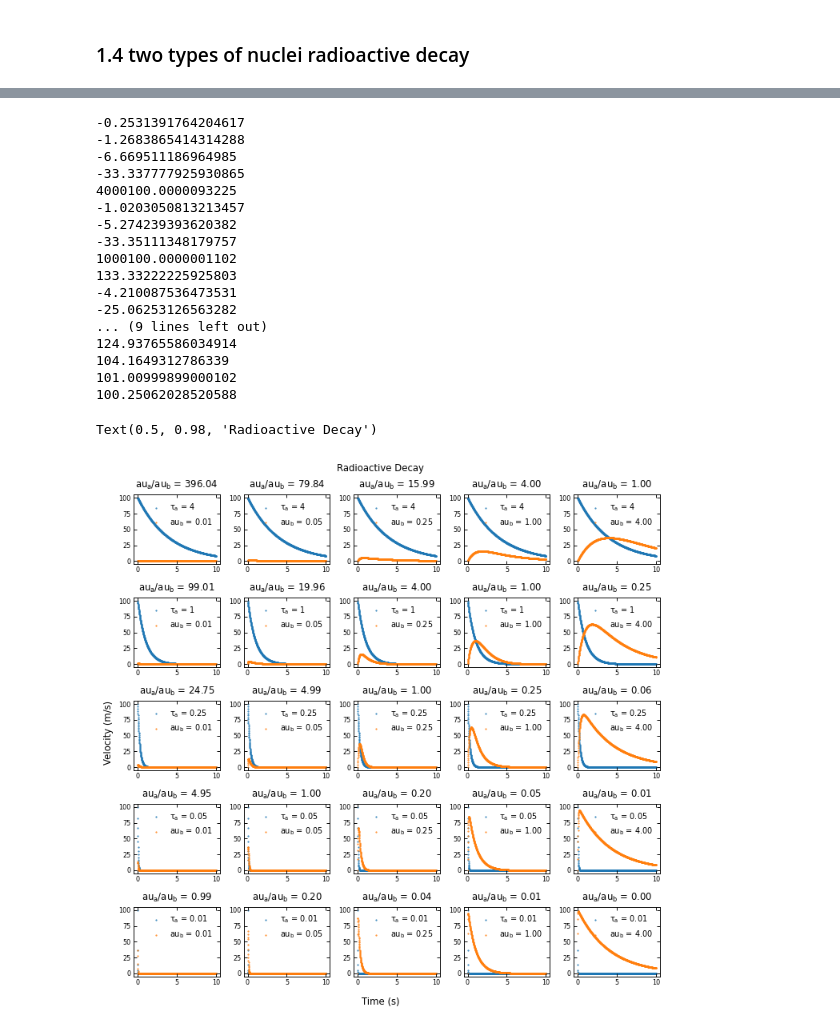
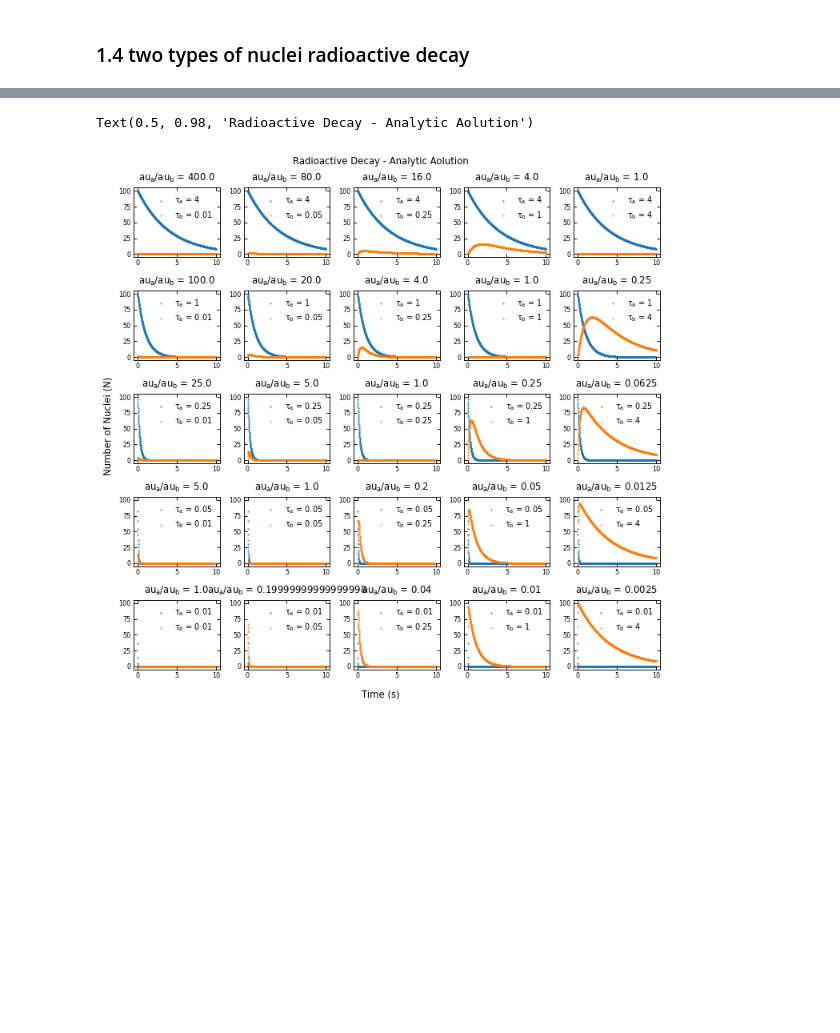
Before and after one commit to AdamZh0u/P007-Comp-Phy, a Jupyter notebook: src/Chp01-Numerical.ipynb, the cells around one changed output, grey strips where cells are left out. Saved outputs shown, nothing was run; the diff lists cells and outputs as text; code cells hidden in the pictures; blank space fills up the shorter version.

```diff
--- a/src/Chp01-Numerical.ipynb
+++ b/src/Chp01-Numerical.ipynb
@@ -199,46 +199,18 @@ Text(0.5, 0.98, 'Radioactive Decay')
 def analytic(N_a0 = 100,tau_a = 1,tau_b = 0.1,step=0.01):
     t = np.arange(0, 10+step, step)
     N_a = np.vectorize(lambda t: N_a0*np.exp(-t/tau_a))(t)
-    k = -N_a0*tau_b/(tau_a-tau_b)
-    print(k)
-    N_b = np.vectorize(lambda t: (N_a0*tau_b/(tau_a-tau_b))*np.exp(-t/tau_a)+k*np.exp(-t/tau_b))(t)
+    if tau_b == tau_a:
+        k = (N_a0*tau_b/1e-10)
+    else:
+        k = (N_a0*tau_b/(tau_a-tau_b))
+    N_b = np.vectorize(lambda t: k*(np.exp(-t/tau_a)-np.exp(-t/tau_b)))(t)
     return t,N_a,N_b
-# %%
-fig,ax = plt.subplots(5,5,figsize=(3.60236*2,3.5*2),dpi=100)
-ax = ax.flatten()
-ls_taua = [4,1,0.25,0.05,0.01]
-ls_taub = ls_taua[::-1]
-
-for i in range(len(ls_taua)**2):
-    a = ls_taua[i//5]
-    b = ls_taub[i%5]+0.0001
-    t,N_a,N_b = analytic(tau_a = a, tau_b = b,N_a0 = 100,step = 0.01)
-    ax[i].scatter(t,N_a,s=1,marker='.',label = r'$\tau_a$ = {}'.format(a))
-    ax[i].scatter(t,N_b,s=1,marker='.',label = f'$\tau_b$ = {b:.2f}')
-    ax[i].legend(frameon=False,fontsize=7)
-    ratio = np.array(a/b)
-    ax[i].set_title(f'$\tau_a/\tau_b$ = {ratio:.2f}')
-
-fig.supxlabel("Time (s)")
-fig.supylabel("Velocity (m/s)")
-fig.suptitle("Radioactive Decay")
-# %% [output]
--0.2531391764204617
--1.2683865414314288
--6.669511186964985
--33.337777925930865
-4000100.0000093225
--1.0203050813213457
--5.274239393620382
--33.35111348179757
-1000100.0000001102
-133.33222225925803
--4.210087536473531
--25.06253126563282
-... (9 lines left out)
-124.93765586034914
-104.1649312786339
-101.00999899000102
-100.25062028520588
-Text(0.5, 0.98, 'Radioactive Decay')
-[figure, removed]
+# %%
+fig,ax = plot_radioactive(analytic)
+
+fig.supxlabel("Time (s)")
+fig.supylabel("Number of Nuclei (N)")
+fig.suptitle("Radioactive Decay - Analytic Aolution")
+# %% [output]
+Text(0.5, 0.98, 'Radioactive Decay - Analytic Aolution')
+[figure, added]
```
Also changed, not shown: parts of 16 cells of this notebook, 1 other file.
